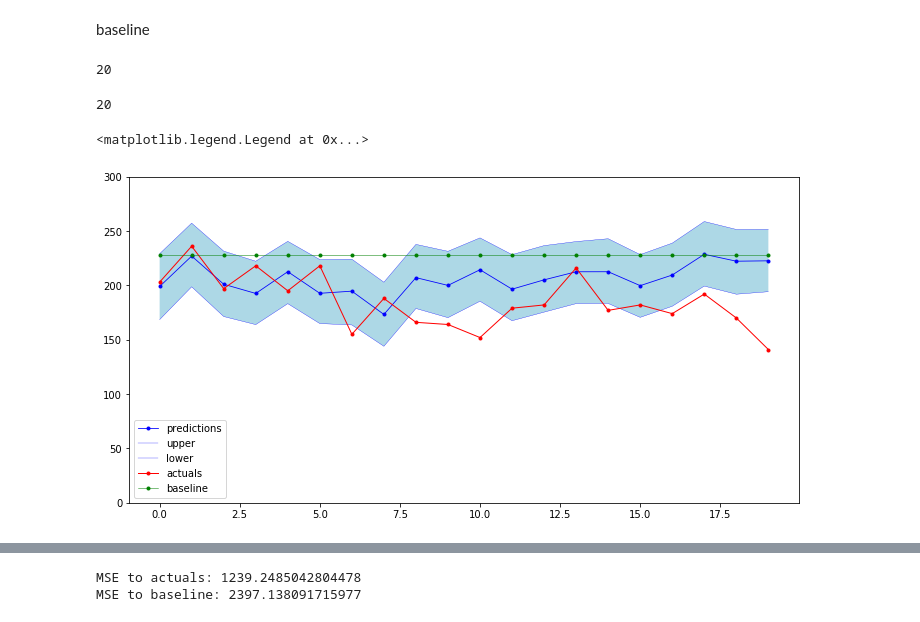
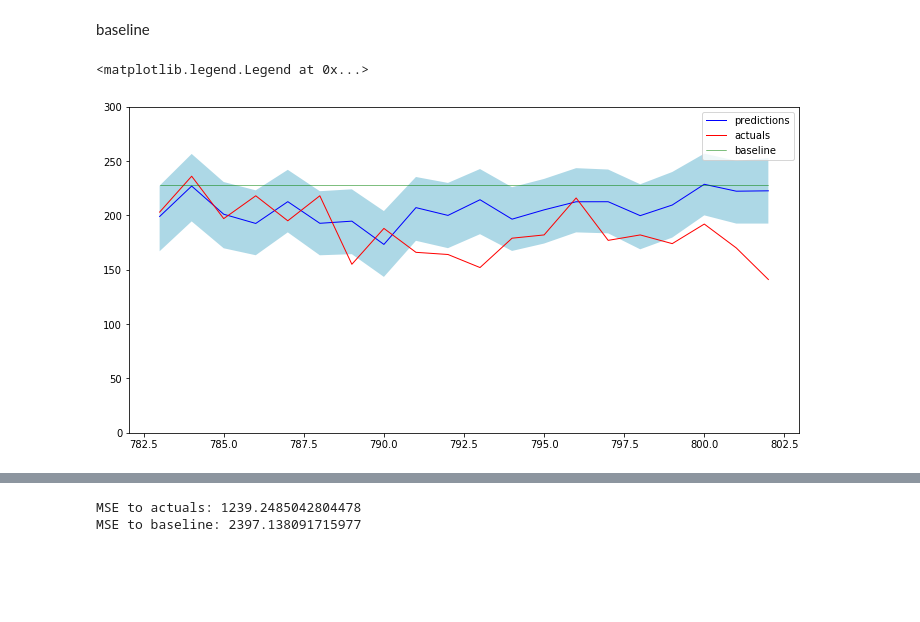
Before and after one commit to franzmornau/Traffic-Accident-Hotspots-and-Patterns, a Jupyter notebook: predictive_modeling/Prophet/pred6_19.ipynb, the cells around one changed output, grey strips where cells are left out. Cells and saved outputs as stored; diff of their text form; code cells hidden in the pictures; blank space fills up the shorter version.

```diff
--- a/predictive_modeling/Prophet/pred6_19.ipynb
+++ b/predictive_modeling/Prophet/pred6_19.ipynb
@@ -31,5 +43,5 @@ INFO:fbprophet:Disabling daily seasonality. Run prophet with daily_seasonality=T
 # %%
-future = m.make_future_dataframe(periods=20,freq='W',include_history=False)
+future = m.make_future_dataframe(periods=20,freq='W',include_history=True)
 future.head(2)
 # %% [output]
 |  | ds |
@@ -87,31 +98,23 @@ baseline
 y_act_18 = df['y'][-52:]
 y_base_19 = [y_act_18.mean()]*20
 # %%
-x = forecast.index.values[:52]
-y = forecast['yhat'][:52]
-y_low = forecast['yhat_lower'][:52]
-y_up = forecast['yhat_upper'][:52]
-
-len(y)
+x = forecast.index.values[-20:]
+y = forecast['yhat'][-20:]
+y_low = forecast['yhat_lower'][-20:]
+y_up = forecast['yhat_upper'][-20:]
-# %% [output]
-20
 # %%
 df_act = pd.read_csv('../../data/cleaned/weekseries_19.csv')
 yr = df_act.acc_nr.values[:20]
-# %%
-len(yr)
-# %% [output]
-20
 # %%
 fig, ax = plt.subplots(figsize=(12,6))
-ax.plot(x,y, 'b.-', label='predictions', lw=0.8)
-ax.plot(x,y_up, 'b-', label='upper', lw=0.3)
-ax.plot(x,y_low, 'b-', label='lower', lw=0.3)
+ax.plot(x,y, 'b-', label='predictions', lw=1)
+# ax.plot(x,y_up, 'b-', label='upper', lw=0.3)
+# ax.plot(x,y_low, 'b-', label='lower', lw=0.3)
 ax.fill_between(x, y_low, y_up, facecolor='lightblue')
-ax.plot(x,yr, 'r.-', label='actuals', lw=1)
-ax.plot(x,y_base_19, 'g.-', label='baseline', lw=0.5)
+ax.plot(x,yr, 'r-', label='actuals', lw=1)
+ax.plot(x,y_base_19, 'g-', label='baseline', lw=0.5)
 ax.set_ylim(0,300)
 ax.legend()
 # %% [output]
 <matplotlib.legend.Legend at 0x...>
-[figure, old version]
+[figure, new version]
```
Also changed, not shown: parts of 22 cells of this notebook, 4 other files.
